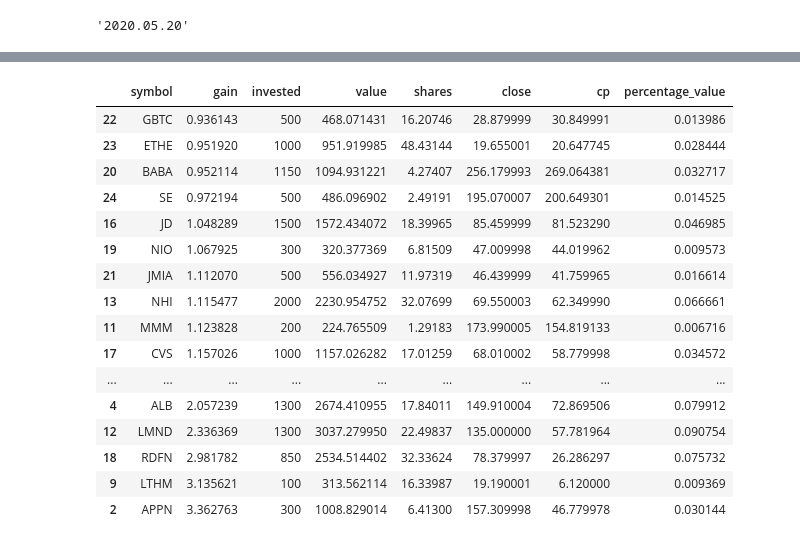
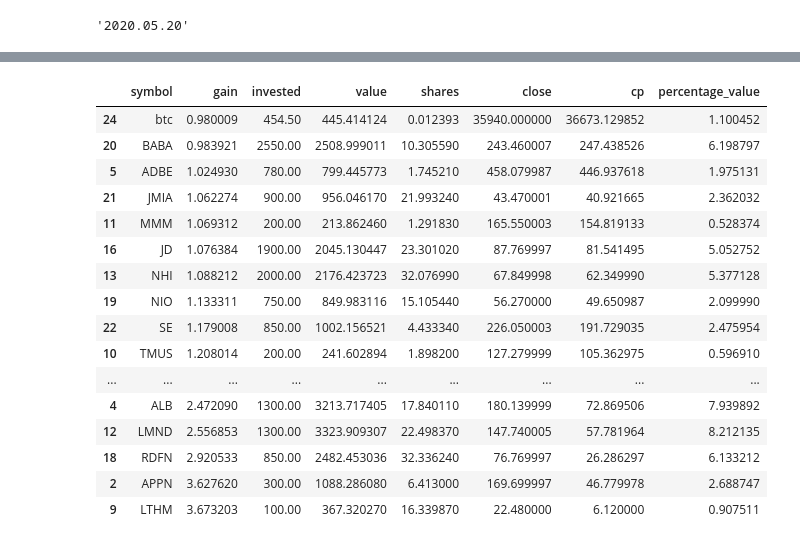
Before and after one commit to dgsprous0808/stockportfolio, a Jupyter notebook: stockportfolio_workbook_rev.ipynb, the cells around one changed output, grey strips where cells are left out. Cells and saved outputs as stored; diff of their text form; code cells hidden in the pictures.

```diff
--- a/stockportfolio_workbook_rev.ipynb
+++ b/stockportfolio_workbook_rev.ipynb
@@ -331,0 +433,4 @@ sold = {
+# %%
+coin, rate, crypto_dict = 'eth', 1240.71, cryptocurrency
+eth_ = count_crypto( coin, rate, crypto_dict)
+eth_
@@ -331,0 +449,4 @@ sold = {
+# %%
+coin, rate, crypto_dict = 'btc', 35940, cryptocurrency
+btc_ = count_crypto( coin, rate, crypto_dict)
+btc_
@@ -413,47 +544,74 @@ for tik in total:
     close.append(tik['close'])
     area.append(description[tik['symbol']]['area'])
     sector.append(description[tik['symbol']]['sector'])
     first_invested.append(tik['first_investment'])
     last_invested.append(tik['last_investment'])
     investments_made.append(tik['investments_made'])
 
+# special handling for crypto:
+tik = eth_
+labels.append(tik['symbol'])
+val_.append(tik['value'])
+inv_.append(tik['invested'])
+gain_.append(tik['gain'])
+shares.append(tik['shares'])
+close.append(tik['close'])
+area.append(tik['area'])
+sector.append(tik['sector'])
+first_invested.append(tik['first_invested'])
+last_invested.append(tik['last_invested'])
+investments_made.append(tik['investments_made'])
+
+tik = btc_
+labels.append(tik['symbol'])
+val_.append(tik['value'])
+inv_.append(tik['invested'])
+gain_.append(tik['gain'])
+shares.append(tik['shares'])
+close.append(tik['close'])
+area.append(tik['area'])
+sector.append(tik['sector'])
+first_invested.append(tik['first_invested'])
+last_invested.append(tik['last_invested'])
+investments_made.append(tik['investments_made'])
+
 # print((outlay,value,value/outlay))
 import pandas as pd
 
 df = pd.DataFrame.from_dict({'symbol':labels,
                              'close':close,
                             'invested':inv_,
                             'value':val_,
                              'gain':gain_,
                              'shares':shares,
                              'sector':sector,
                              'area':area,
                              'first_invested':first_invested,
                              'last_invested':last_invested,
                              'investments_made':investments_made
                             }).sort_values(by=['gain'])
 
 df['percentage_invested'] = df.invested/sum(df.invested)
-df['percentage_value'] = df.value/sum(df.value)
+df['percentage_value'] = 100*df.value/sum(df.value)
 df['cp'] = df['invested']/df['shares']
 
 fields = ['symbol','gain','invested','value','shares','close','cp','percentage_value']
 df[fields].head(30)
 # %% [output]
 |  | symbol | gain | invested | value | shares | close | cp | percentage_value |
-| 22 | GBTC | 0.936143 | 500 | 468.071431 | 16.20746 | 28.879999 | 30.849991 | 0.013986 |
-| 23 | ETHE | 0.951920 | 1000 | 951.919985 | 48.43144 | 19.655001 | 20.647745 | 0.028444 |
-| 20 | BABA | 0.952114 | 1150 | 1094.931221 | 4.27407 | 256.179993 | 269.064381 | 0.032717 |
-| 24 | SE | 0.972194 | 500 | 486.096902 | 2.49191 | 195.070007 | 200.649301 | 0.014525 |
-| 16 | JD | 1.048289 | 1500 | 1572.434072 | 18.39965 | 85.459999 | 81.523290 | 0.046985 |
-| 19 | NIO | 1.067925 | 300 | 320.377369 | 6.81509 | 47.009998 | 44.019962 | 0.009573 |
-| 21 | JMIA | 1.112070 | 500 | 556.034927 | 11.97319 | 46.439999 | 41.759965 | 0.016614 |
-| 13 | NHI | 1.115477 | 2000 | 2230.954752 | 32.07699 | 69.550003 | 62.349990 | 0.066661 |
-| 11 | MMM | 1.123828 | 200 | 224.765509 | 1.29183 | 173.990005 | 154.819133 | 0.006716 |
-| 17 | CVS | 1.157026 | 1000 | 1157.026282 | 17.01259 | 68.010002 | 58.779998 | 0.034572 |
+| 24 | btc | 0.980009 | 454.50 | 445.414124 | 0.012393 | 35940.000000 | 36673.129852 | 1.100452 |
+| 20 | BABA | 0.983921 | 2550.00 | 2508.999011 | 10.305590 | 243.460007 | 247.438526 | 6.198797 |
+| 5 | ADBE | 1.024930 | 780.00 | 799.445773 | 1.745210 | 458.079987 | 446.937618 | 1.975131 |
+| 21 | JMIA | 1.062274 | 900.00 | 956.046170 | 21.993240 | 43.470001 | 40.921665 | 2.362032 |
+| 11 | MMM | 1.069312 | 200.00 | 213.862460 | 1.291830 | 165.550003 | 154.819133 | 0.528374 |
+| 16 | JD | 1.076384 | 1900.00 | 2045.130447 | 23.301020 | 87.769997 | 81.541495 | 5.052752 |
+| 13 | NHI | 1.088212 | 2000.00 | 2176.423723 | 32.076990 | 67.849998 | 62.349990 | 5.377128 |
+| 19 | NIO | 1.133311 | 750.00 | 849.983116 | 15.105440 | 56.270000 | 49.650987 | 2.099990 |
+| 22 | SE | 1.179008 | 850.00 | 1002.156521 | 4.433340 | 226.050003 | 191.729035 | 2.475954 |
+| 10 | TMUS | 1.208014 | 200.00 | 241.602894 | 1.898200 | 127.279999 | 105.362975 | 0.596910 |
 | ... | ... | ... | ... | ... | ... | ... | ... | ... |
-| 4 | ALB | 2.057239 | 1300 | 2674.410955 | 17.84011 | 149.910004 | 72.869506 | 0.079912 |
-| 12 | LMND | 2.336369 | 1300 | 3037.279950 | 22.49837 | 135.000000 | 57.781964 | 0.090754 |
-| 18 | RDFN | 2.981782 | 850 | 2534.514402 | 32.33624 | 78.379997 | 26.286297 | 0.075732 |
-| 9 | LTHM | 3.135621 | 100 | 313.562114 | 16.33987 | 19.190001 | 6.120000 | 0.009369 |
-| 2 | APPN | 3.362763 | 300 | 1008.829014 | 6.41300 | 157.309998 | 46.779978 | 0.030144 |
+| 4 | ALB | 2.472090 | 1300.00 | 3213.717405 | 17.840110 | 180.139999 | 72.869506 | 7.939892 |
+| 12 | LMND | 2.556853 | 1300.00 | 3323.909307 | 22.498370 | 147.740005 | 57.781964 | 8.212135 |
+| 18 | RDFN | 2.920533 | 850.00 | 2482.453036 | 32.336240 | 76.769997 | 26.286297 | 6.133212 |
+| 2 | APPN | 3.627620 | 300.00 | 1088.286080 | 6.413000 | 169.699997 | 46.779978 | 2.688747 |
+| 9 | LTHM | 3.673203 | 100.00 | 367.320270 | 16.339870 | 22.480000 | 6.120000 | 0.907511 |
```
Also changed, not shown: parts of 14 cells of this notebook.
